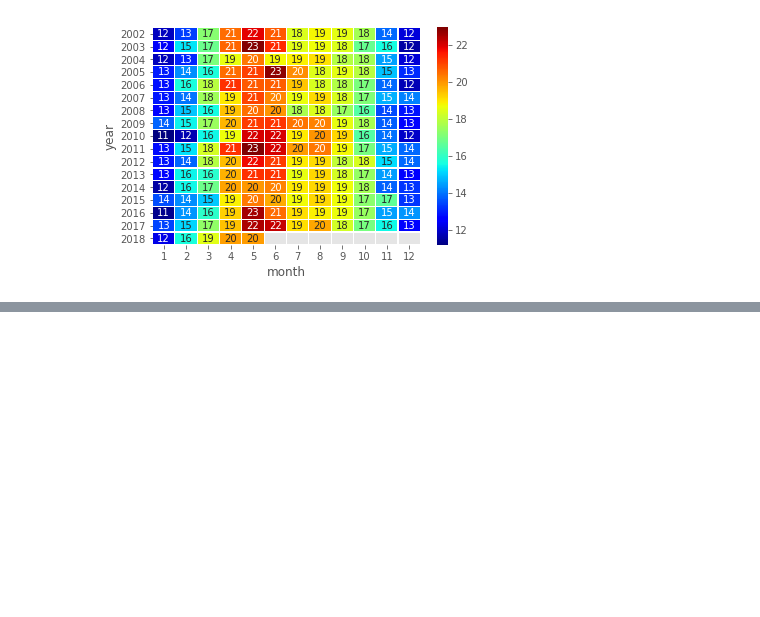
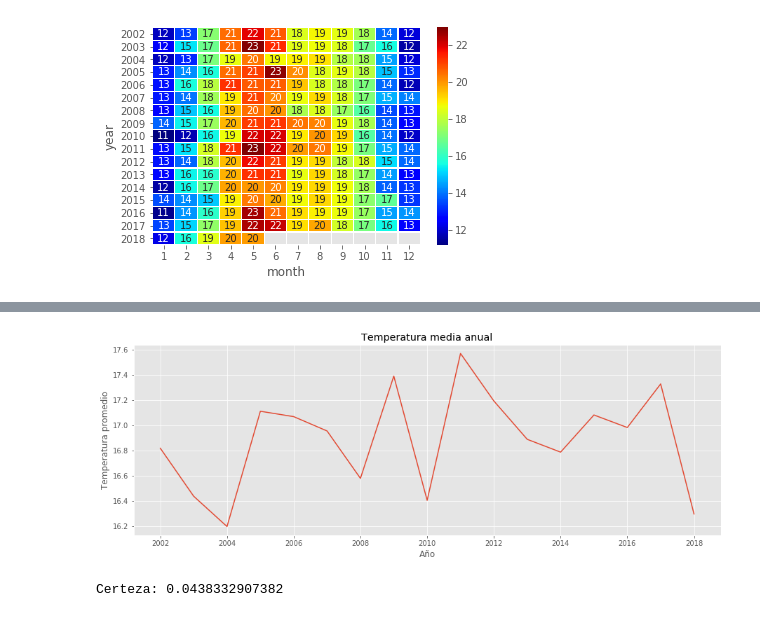
Before and after one commit to jorgemauricio/INIFAP_Course, a Jupyter notebook: ejercicios/Avanzados/indicadores_climatologicos.ipynb, the cells around one changed output, grey strips where cells are left out. Drawn from its saved outputs; the diff is of its cells as text; code cells hidden in the pictures; blank space fills up the shorter version.

```diff
--- a/ejercicios/Avanzados/indicadores_climatologicos.ipynb
+++ b/ejercicios/Avanzados/indicadores_climatologicos.ipynb
@@ -321,0 +334,3 @@ sns.heatmap(table, cmap="jet", linewidths=.2, annot=True)
+# %%
+# selecionar solo los registros de la estación San Carlos
+df_san_carlos = df.loc[df["nombre"] == "San Carlos"]
@@ -321,0 +347,13 @@ sns.heatmap(table, cmap="jet", linewidths=.2, annot=True)
+# %%
+# agrupar la información por años
+grouped_sc = df_san_carlos.groupby("year").mean()
+# %%
+plt.figure(figsize=(15,5))
+plt.plot(grouped_sc["temt"])
+
+plt.title("Temperatura media anual")
+plt.xlabel("Año")
+plt.ylabel("Temperatura promedio")
+plt.show()
+# %% [output]
+[figure, added]
@@ -321,0 +367,8 @@ sns.heatmap(table, cmap="jet", linewidths=.2, annot=True)
+# %%
+# generar el modelo
+reg = LinReg()
+reg.fit(x, y)
+y_preds = reg.predict(x)
+print("Certeza: " + str(reg.score(x, y)))
+# %% [output]
+Certeza: 0.0438332907382
```
Also changed, not shown: parts of 7 cells of this notebook, 2 other files.
